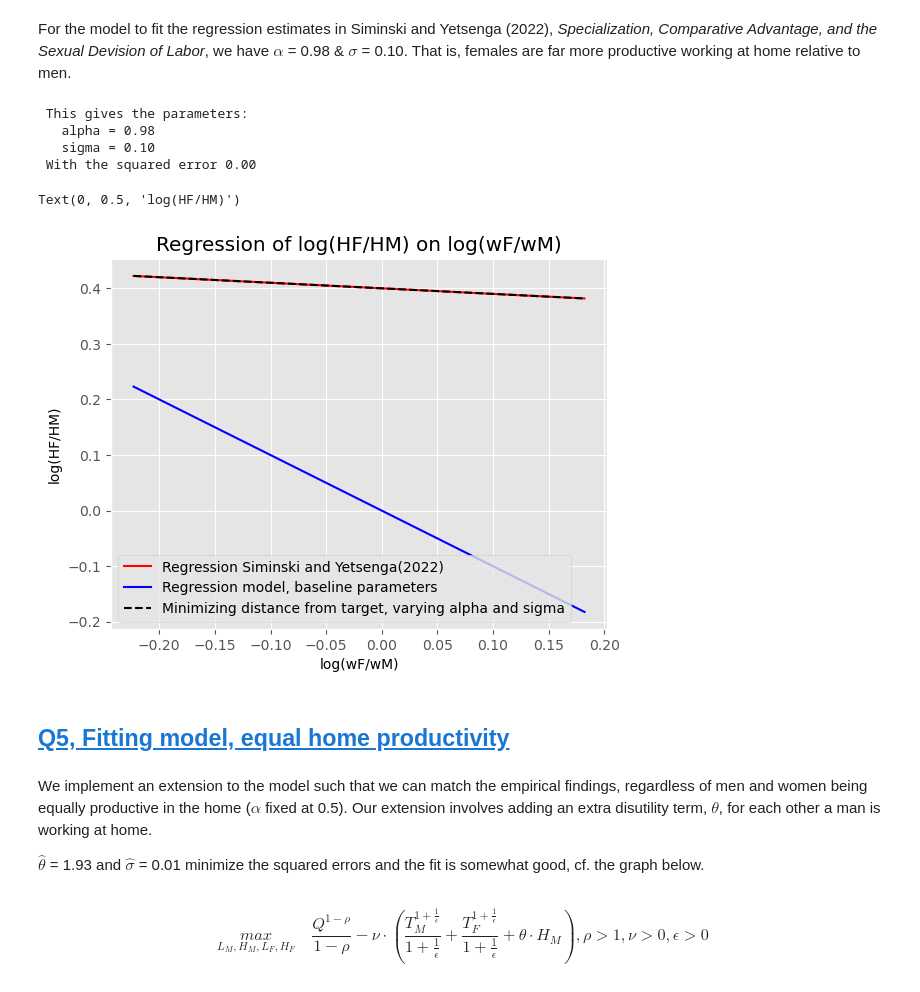
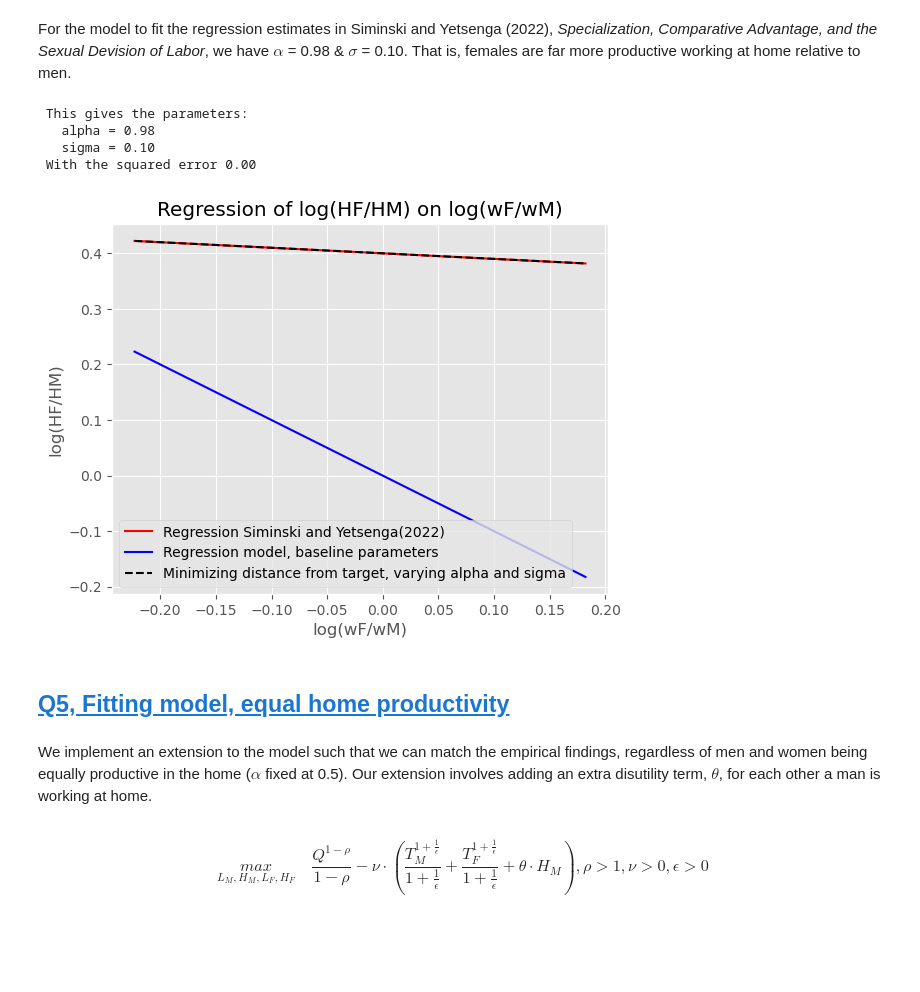
Before and after one commit to NumEconCopenhagen/projects-2023-mathias-emma, a Jupyter notebook: inauguralproject/Inaugural.ipynb, the cells around one changed output. Cells and saved outputs as stored; diff of their text form; code cells hidden in the pictures; blank space fills up the shorter version.

```diff
--- a/inauguralproject/Inaugural.ipynb
+++ b/inauguralproject/Inaugural.ipynb
@@ -132,55 +128,45 @@ For the model to fit the regression estimates in Siminski and Yetsenga (2022), *
 # %%
 # 1. Create an instance of the model class
 model_4 = HouseholdSpecializationModelClass()
-
 
 # 2. Regressions parameters from the paper
 par = model_4.par
 beta0_target = par.beta0_target
 beta1_target = par.beta1_target
 
-
 # 3.  Regression with origional parameters (equally productive at home)
 beta0_base, beta1_base = model_4.run_regression()
-
 
 # 4:
 #   i. Regression for minimizing the distance between the regression parameters and the target parameters
 alpha_hat, sigma_hat, err = model_4.q4_min_error()
 
 #   ii. Regression for new parameters
 par.alpha = alpha_hat
 par.sigma = sigma_hat
-
 beta0_hat, beta1_hat = model_4.run_regression()
-
 
 # 5. Plotting the results
 fig = plt.figure()
 ax = fig.add_subplot(1,1,1)
 ax.plot(log_rel_wage, beta0_target + beta1_target*log_rel_wage, label='Regression Siminski and Yetsenga(2022)', color='red')
 ax.plot(log_rel_wage, beta0_base + beta1_base*log_rel_wage, label='Regression model, baseline parameters', color='blue')
 ax.plot(log_rel_wage, beta0_hat + beta1_hat*log_rel_wage, label='Minimizing distance from target, varying alpha and sigma', color='black', linestyle='dashed')
 
-ax.set_xlabel('log(wF/wM)')
-ax.set_ylabel('log(HF/HM)')
 ax.title.set_text('Regression of log(HF/HM) on log(wF/wM)')
 ax.legend()
-ax.set_xlabel('log(wF/wM)')
-ax.set_ylabel('log(HF/HM)')
+ax.set_xlabel('log(wF/wM)');
+ax.set_ylabel('log(HF/HM)');
 # %% [output]
  This gives the parameters:
    alpha = 0.98
    sigma = 0.10
  With the squared error 0.00
-Text(0, 0.5, 'log(HF/HM)')
-[figure, old version]
+[figure, new version]
 # %% [markdown]
 ## <a id='toc5_'></a>[Q5, Fitting model, equal home productivity](#toc0_)
 # %% [markdown]
 We implement an extension to the model such that we can match the empirical findings, regardless of men and women being equally productive in the home ($\alpha$ fixed at 0.5). Our extension involves adding an extra disutility term, $\theta$, for each other a man is working at home.
-
-$\hat{\theta}$ = 1.93 and $\hat{\sigma}$ = 0.01 minimize the squared errors and the fit is somewhat good, cf. the graph below.
 # %% [markdown]
 $$
 \underset{L_M, H_M, L_F, H_F}  {max} \quad \frac{Q^{1-\rho}}{1-\rho} - \nu \cdot \left( \frac{T_M^{1+ \frac{1}{\epsilon}}}{1 + \frac{1}{\epsilon}} + \frac{T_F^{1+ \frac{1}{\epsilon}}}{1 + \frac{1}{\epsilon}} + \theta \cdot H_M \right), \rho > 1, \nu > 0, \epsilon > 0
```
Also changed, not shown: parts of 13 cells of this notebook, 1 other file.
